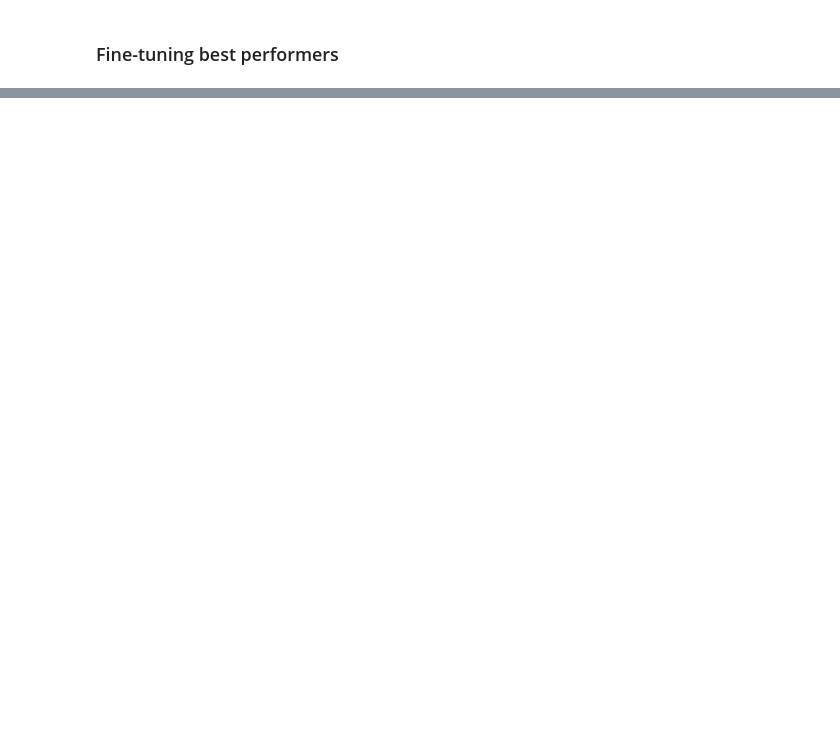
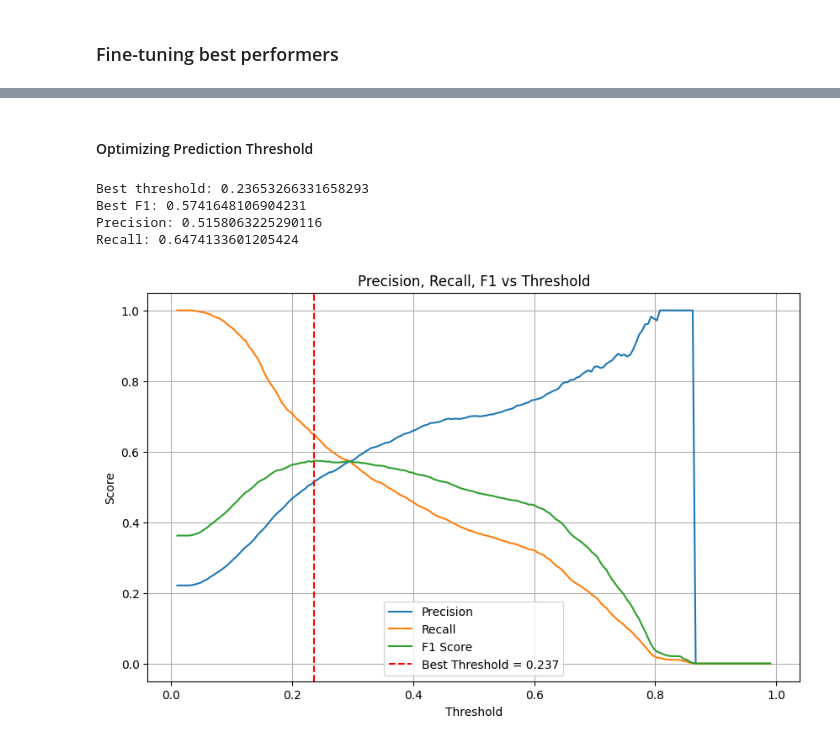
Before and after one commit to amansingh9097/competitions-and-challenges, a Jupyter notebook: ADCB-Assessment-2025/notebooks/Classifier.ipynb, the cells around one changed output, grey strips where cells are left out. Drawn from its saved outputs; the diff is of its cells as text; code cells hidden in the pictures; blank space fills up the shorter version.

```diff
--- a/ADCB-Assessment-2025/notebooks/Classifier.ipynb
+++ b/ADCB-Assessment-2025/notebooks/Classifier.ipynb
@@ -710,0 +661,52 @@ Fitting 15 folds for each of 216 candidates, totalling 3240 fits
+# %% [markdown]
+#### Optimizing Prediction Threshold
+# %%
+# assessing the best threshold for maximum F1 value (best of precision at best recall)
+def compute_threshold_metrics(pipeline, X_val, y_val, thresholds=None):
+    if thresholds is None:
+        thresholds = np.linspace(0.01, 0.99, 200)
+
+    proba = pipeline.predict_proba(X_val)[:, 1]
+
+    precision_list = []
+    recall_list = []
+    f1_list = []
+
+    for t in thresholds:
+        pred = (proba >= t).astype(int)
+        precision_list.append(precision_score(y_val, pred))
+        recall_list.append(recall_score(y_val, pred))
+        f1_list.append(f1_score(y_val, pred))
+
+    return thresholds, precision_list, recall_list, f1_list
+# %%
+thresholds, precision_list, recall_list, f1_list = compute_threshold_metrics(pipeline, X_val, y_val)
+
+best_idx = np.argmax(f1_list)
+best_threshold = thresholds[best_idx]
+best_f1 = f1_list[best_idx]
+
+print("Best threshold:", best_threshold)
+print("Best F1:", best_f1)
+print("Precision:", precision_list[best_idx])
+print("Recall:", recall_list[best_idx])
+# %% [output]
+Best threshold: 0.23653266331658293
+Best F1: 0.5741648106904231
+Precision: 0.5158063225290116
+Recall: 0.6474133601205424
+# %%
+plt.figure(figsize=(10,6))
+plt.plot(thresholds, precision_list, label="Precision")
+plt.plot(thresholds, recall_list, label="Recall")
+plt.plot(thresholds, f1_list, label="F1 Score")
+plt.axvline(best_threshold, color='red', linestyle='--', label=f"Best Threshold = {best_threshold:.3f}")
+
+plt.xlabel("Threshold")
+plt.ylabel("Score")
+plt.title("Precision, Recall, F1 vs Threshold")
+plt.legend()
+plt.grid(True)
+plt.show()
+# %% [output]
+[figure, added]
```
Also changed, not shown: parts of 34 cells of this notebook, 13 other files.
